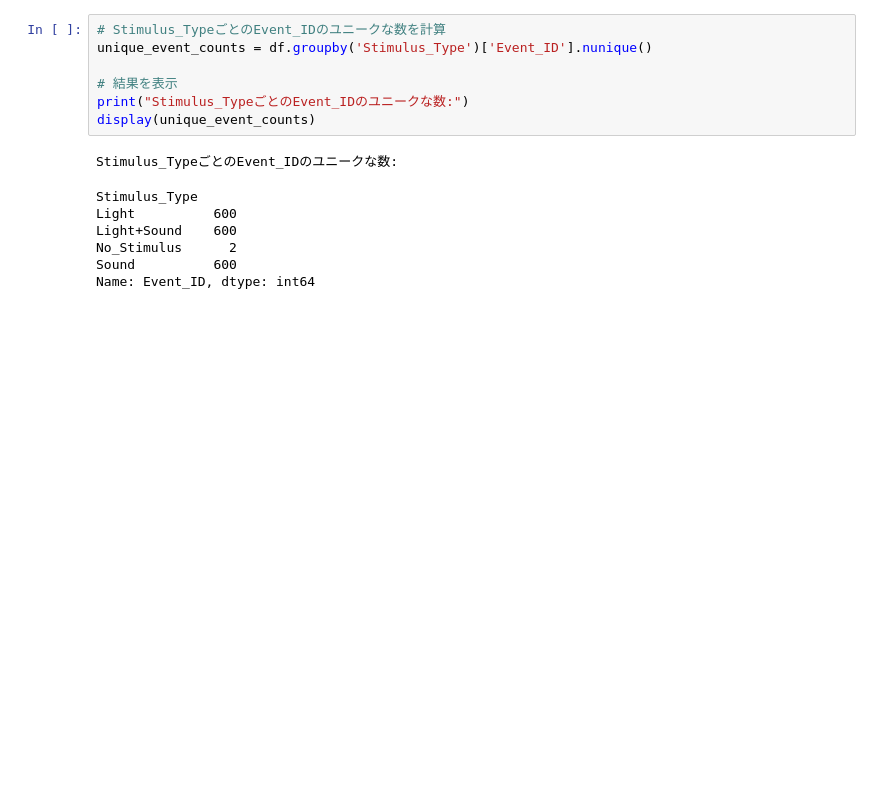
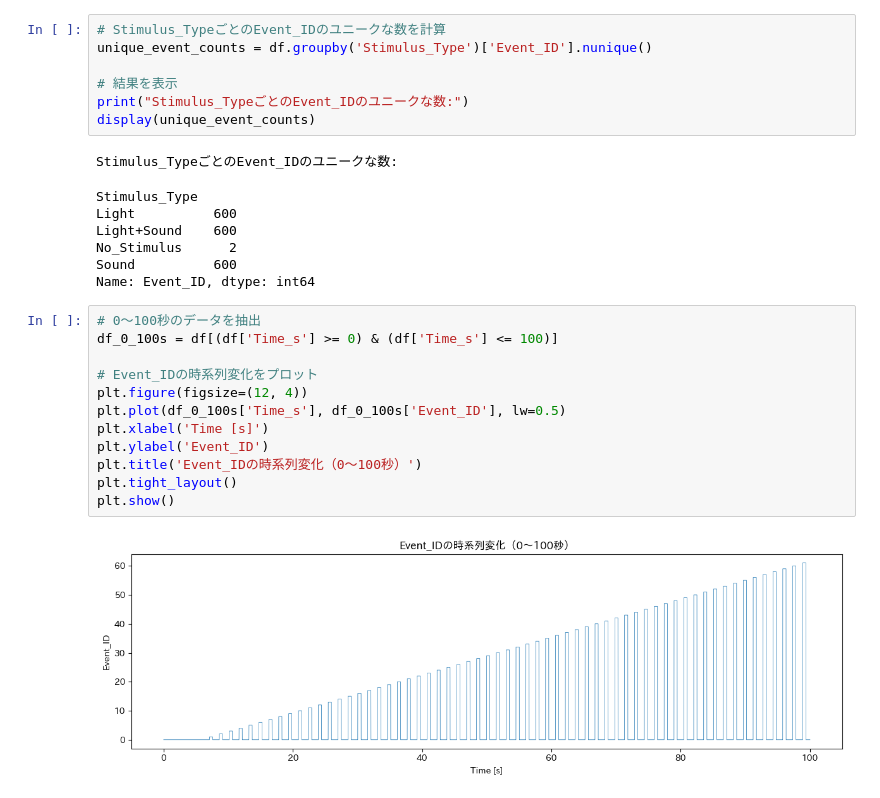
Before and after one commit to nyaamikeneko/pcdh_analyze, a Jupyter notebook: notebooks/03_noise_reduction.ipynb, the cells around one changed output. Cells and saved outputs as stored; diff of their text form; blank space fills up the shorter version.

```diff
--- a/notebooks/03_noise_reduction.ipynb
+++ b/notebooks/03_noise_reduction.ipynb
@@ -64,3 +64,17 @@ Light+Sound    600
 No_Stimulus      2
 Sound          600
 Name: Event_ID, dtype: int64
+# %%
+# 0～100秒のデータを抽出
+df_0_100s = df[(df['Time_s'] >= 0) & (df['Time_s'] <= 100)]
+
+# Event_IDの時系列変化をプロット
+plt.figure(figsize=(12, 4))
+plt.plot(df_0_100s['Time_s'], df_0_100s['Event_ID'], lw=0.5)
+plt.xlabel('Time [s]')
+plt.ylabel('Event_ID')
+plt.title('Event_IDの時系列変化（0～100秒）')
+plt.tight_layout()
+plt.show()
+# %% [output]
+[figure, added]
```
Also changed, not shown: parts of 13 cells of this notebook, 1 other file.
